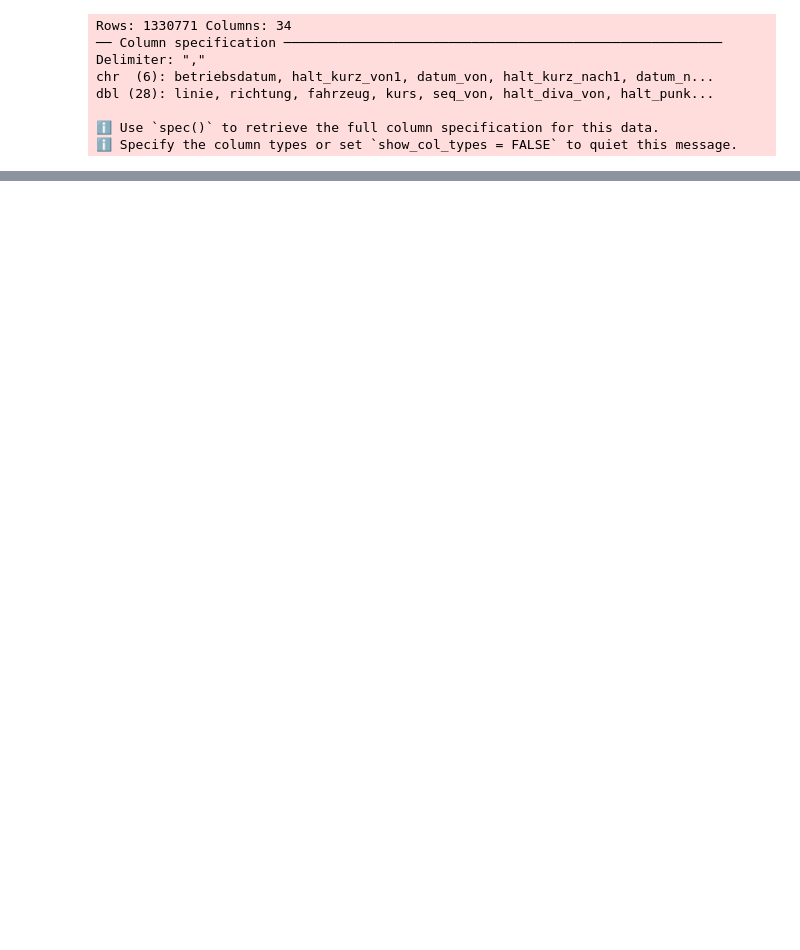
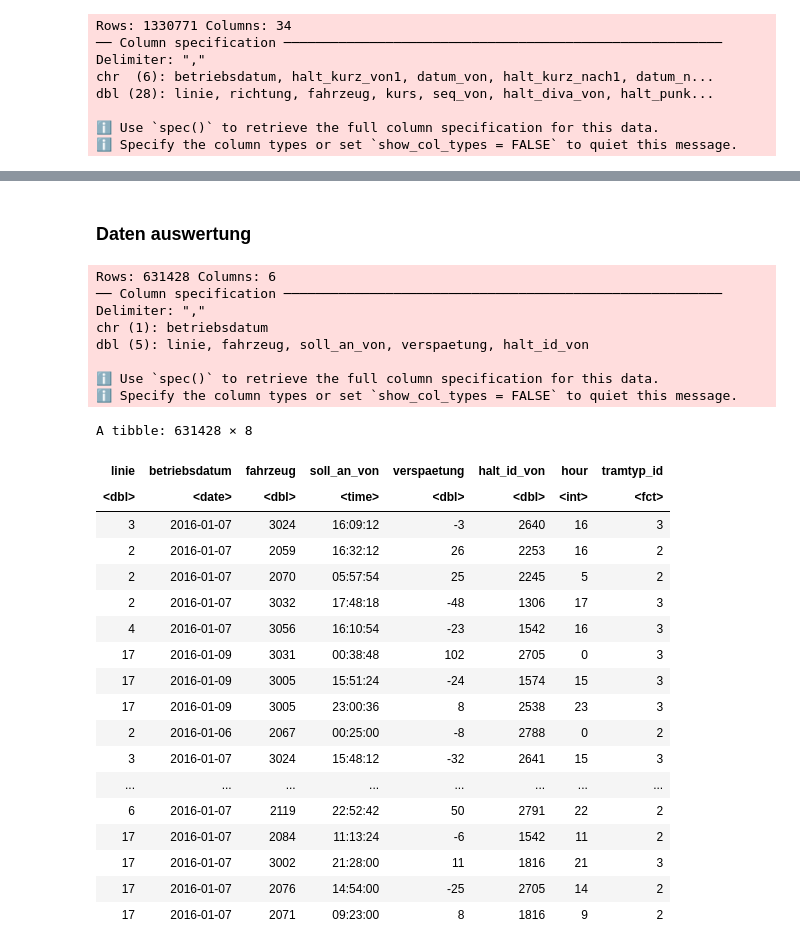
Before and after one commit to juliankraft/DaAn_Projektarbeit, a Jupyter notebook: code/sandbox/R_playground.ipynb, the cells around one changed output, grey strips where cells are left out. Drawn from its saved outputs; the diff is of its cells as text; code cells hidden in the pictures; blank space fills up the shorter version.

```diff
--- a/code/sandbox/R_playground.ipynb
+++ b/code/sandbox/R_playground.ipynb
@@ -48,0 +29,64 @@ A spec_tbl_df: 1330771 × 34
+# %% [markdown]
+### Daten auswertung
+# %%
+read_and_reshape_data <- function(path){
+    # daten einlesen
+    data = read_csv(path)
+
+    # Daten formatieren: betriebsdatum in Date umwandeln, soll_an_von in hms umwandeln
+    data_ready <-
+    data %>%
+        mutate(
+            # change to date format
+            betriebsdatum = dmy(betriebsdatum),
+            # change to hms format
+            soll_an_von = case_when(
+                soll_an_von < 86400 ~ hms::as_hms(soll_an_von),
+                soll_an_von >= 86400 ~ hms::as_hms(soll_an_von - 86400)
+            ),
+            # stunde extrahieren
+            hour = hour(soll_an_von),
+            # tramtyp_id erstellen
+            tramtyp_id = case_when(
+                (fahrzeug >= 1601) & (fahrzeug <= 1690) ~ 1,
+                (fahrzeug >= 2001) & (fahrzeug <= 2435) ~ 2,
+                (fahrzeug >= 3001) & (fahrzeug <= 3088) ~ 3,
+                (fahrzeug >= 4001) & (fahrzeug <= 4070) ~ 4,
+            ),
+            # tramtyp_id in factor umwandeln
+            tramtyp_id = as.factor(tramtyp_id)
+        )
+    # drop na values in tramtyp_id
+    data_ready <- data_ready %>% drop_na(tramtyp_id)
+    return(data_ready)
+}
+
+read_and_reshape_data("/Users/JonasIseli/Library/CloudStorage/OneDrive-ZHAW/02_ZHAW/05_HS24/03.1_Datenanalyse/03_Projekt/03_Arbeit/DaAn_Projektarbeit/testdata.csv")
+# %% [output]
+Rows: 631428 Columns: 6
+── Column specification ────────────────────────────────────────────────────────
+Delimiter: ","
+chr (1): betriebsdatum
+dbl (5): linie, fahrzeug, soll_an_von, verspaetung, halt_id_von
+
+ℹ Use `spec()` to retrieve the full column specification for this data.
+ℹ Specify the column types or set `show_col_types = FALSE` to quiet this message.
+A tibble: 631428 × 8
+| linie | betriebsdatum | fahrzeug | soll_an_von | verspaetung | halt_id_von | hour | tramtyp_id |
+| <dbl> | <date> | <dbl> | <time> | <dbl> | <dbl> | <int> | <fct> |
+| 3 | 2016-01-07 | 3024 | 16:09:12 | -3 | 2640 | 16 | 3 |
+| 2 | 2016-01-07 | 2059 | 16:32:12 | 26 | 2253 | 16 | 2 |
+| 2 | 2016-01-07 | 2070 | 05:57:54 | 25 | 2245 | 5 | 2 |
+| 2 | 2016-01-07 | 3032 | 17:48:18 | -48 | 1306 | 17 | 3 |
+| 4 | 2016-01-07 | 3056 | 16:10:54 | -23 | 1542 | 16 | 3 |
+| 17 | 2016-01-09 | 3031 | 00:38:48 | 102 | 2705 | 0 | 3 |
+| 17 | 2016-01-09 | 3005 | 15:51:24 | -24 | 1574 | 15 | 3 |
+| 17 | 2016-01-09 | 3005 | 23:00:36 | 8 | 2538 | 23 | 3 |
+| 2 | 2016-01-06 | 2067 | 00:25:00 | -8 | 2788 | 0 | 2 |
+| 3 | 2016-01-07 | 3024 | 15:48:12 | -32 | 2641 | 15 | 3 |
+| ... | ... | ... | ... | ... | ... | ... | ... |
+| 6 | 2016-01-07 | 2119 | 22:52:42 | 50 | 2791 | 22 | 2 |
+| 17 | 2016-01-07 | 2084 | 11:13:24 | -6 | 1542 | 11 | 2 |
+| 17 | 2016-01-07 | 3002 | 21:28:00 | 11 | 1816 | 21 | 3 |
+| 17 | 2016-01-07 | 2076 | 14:54:00 | -25 | 2705 | 14 | 2 |
+| 17 | 2016-01-07 | 2071 | 09:23:00 | 8 | 1816 | 9 | 2 |
```
Also changed, not shown: parts of 12 cells of this notebook.
